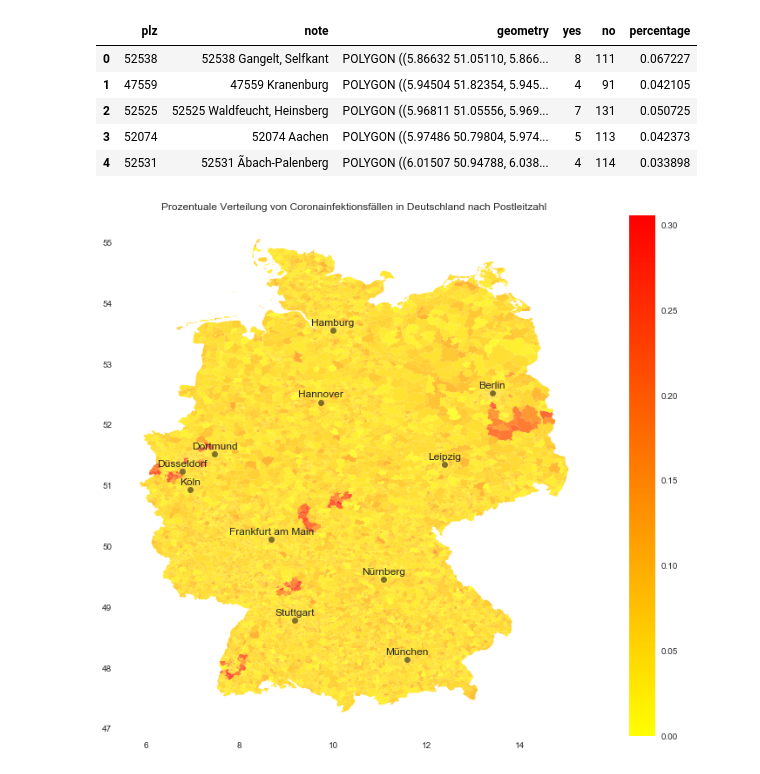
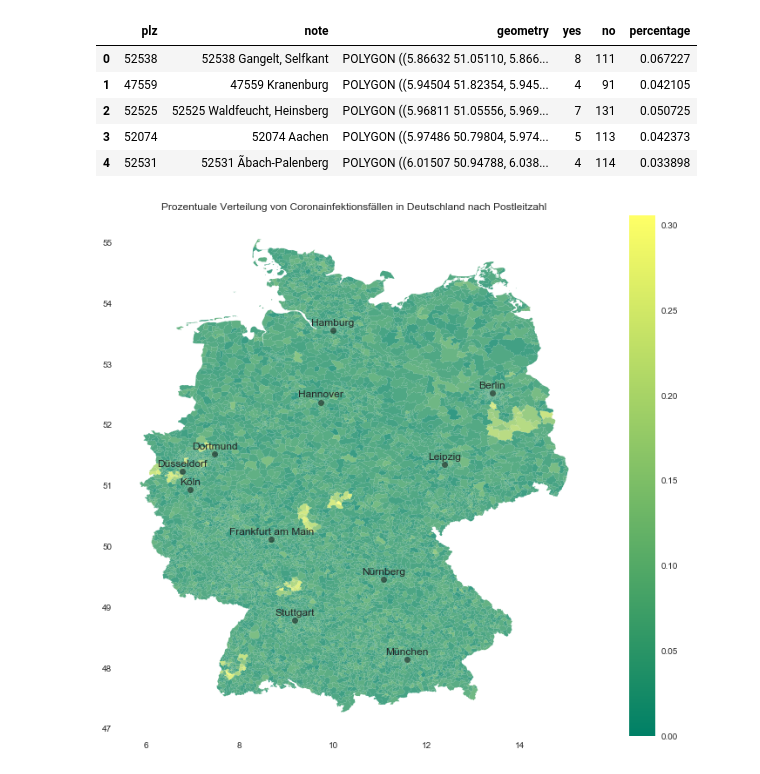
Before and after one commit to pfandzelter/cov-erage, a Jupyter notebook: analytics/coronavirusPercentage.ipynb, the cells around one changed output. Cells and saved outputs as stored; diff of their text form; code cells hidden in the pictures.

```diff
--- a/analytics/coronavirusPercentage.ipynb
+++ b/analytics/coronavirusPercentage.ipynb
@@ -17,7 +17,7 @@ import matplotlib.pyplot as plt
 plt.style.use('seaborn')
 
 dir = "."
-input_filename = "TestLake1Mio6Clusters.csv"
+input_filename = "SimLakeInput.csv"
 output_filename = "Prozentuale Verteilung Coronavirus.pdf"
 
 # Calculated Fields
@@ -182,34 +182,34 @@ merged_cg2.plot(
     column='percentage',
     categorical=False,
     legend=True,
-    cmap='autumn_r',
+    cmap='summer',
     alpha=0.8
 )
 
 #plot cities
 for c in top_cities.keys():
     ax.text(
         x=top_cities[c][0],
         y=top_cities[c][1] + 0.08,
         s=c,
         fontsize=12,
         ha='center',
     )
 
     ax.plot(
         top_cities[c][0],
         top_cities[c][1],
         marker='o',
         c='black',
         alpha=0.5
     )
 
 ax.set(
     title='Prozentuale Verteilung von Coronainfektionsfällen in Deutschland nach Postleitzahl',
     aspect=1.3,
     facecolor='white'
 );
 
 fig.savefig(output_filename)
 # %% [output]
-[figure, old version]
+[figure, new version]
```
Also changed, not shown: parts of 1 cell of this notebook, 4 other files.
